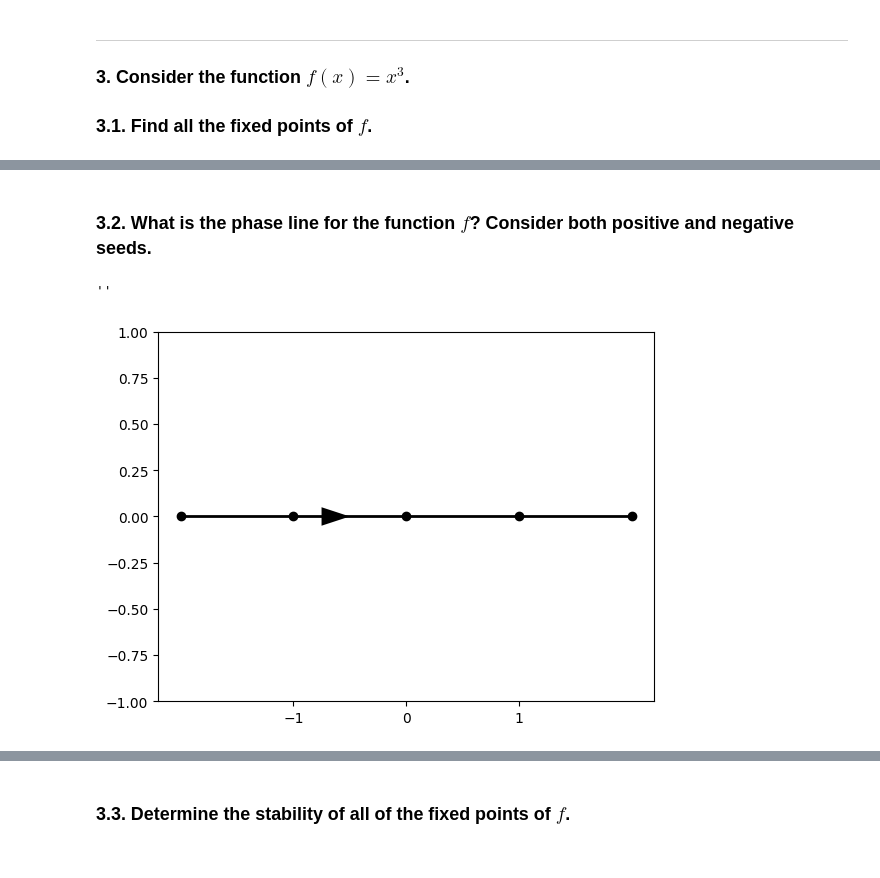
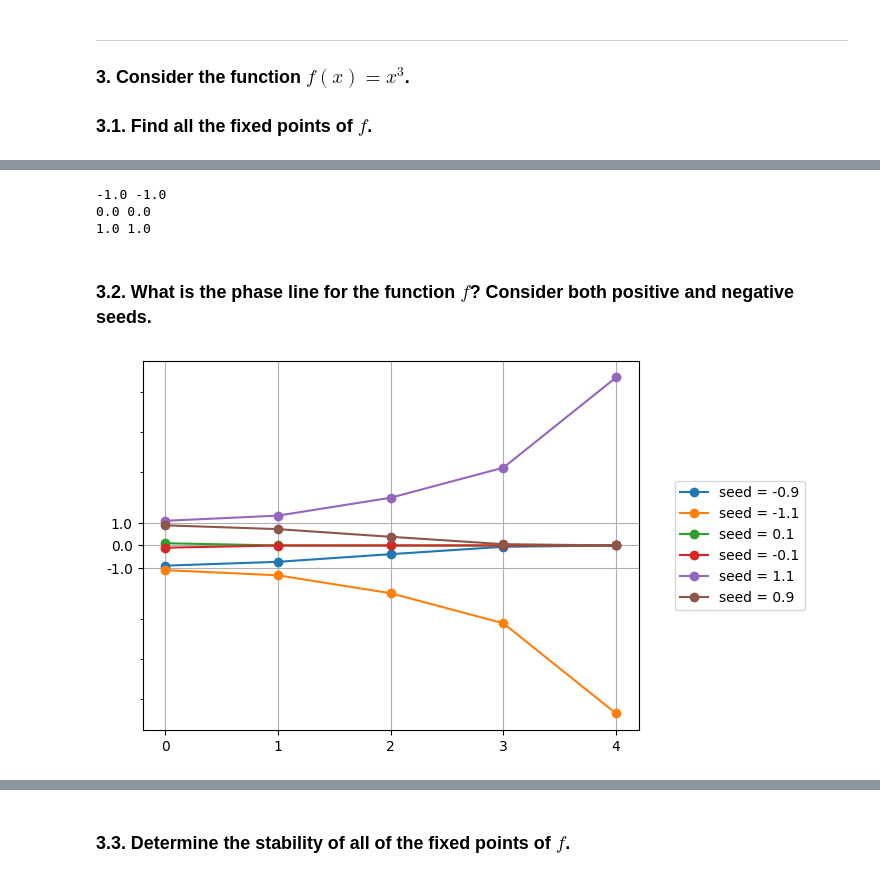
Before and after one commit to epsilonxe/RMUTT_09114330, a Jupyter notebook: materials/solutions/workshop_01.ipynb, the cells around one changed output, grey strips where cells are left out. Drawn from its saved outputs; the diff is of its cells as text; code cells hidden in the pictures.

```diff
--- a/materials/solutions/workshop_01.ipynb
+++ b/materials/solutions/workshop_01.ipynb
@@ -115,20 +149,60 @@ plt.legend()
+# %%
+def f(x):
+    return x**3
+
+x1 = find_fixed_point(f, ini=[-1.5, -0.5], method='bisection', tol=1e-10)
+print(x1, f(x1))
+
+x2 = find_fixed_point(f, ini=[-0.5, 0.5], method='bisection', tol=1e-10)
+print(x2, f(x2))
+
+x3 = find_fixed_point(f, ini=[0.5, 1.5], method='bisection', tol=1e-10)
+print(x3, f(x3))
+# %% [output]
+-1.0 -1.0
+0.0 0.0
+1.0 1.0
 # %% [markdown]
 ### 3.2. What is the phase line for the function $f$? Consider both positive and negative seeds.
+# %%
+fp = [x1, x2, x3]
+
+n = 4
+nbh_size = 0.1
+t = list(range(n+1))
+for x in fp:
+    trj1 = gen_traj(f, seed=x+nbh_size, num=n)
+    trj2 = gen_traj(f, seed=x-nbh_size, num=n)
+    plt.plot(t, trj1, marker='o', label=f'seed = {x+nbh_size}')
+    plt.plot(t, trj2, marker='o', label=f'seed = {x-nbh_size}')
+plt.grid()
+plt.yscale('symlog')
+plt.xticks(t)
+plt.yticks(fp, labels=fp)
+plt.legend(loc='right', bbox_to_anchor=(1.35,0.5))
+plt.show()
+# %% [output]
+[figure, added]
 # %%
-fp = [-1, 0, 1]
-line = [-2] + fp + [2]
-plt.plot(line, [0]*5, marker='o', linewidth=2, color='black')
-plt.xticks(fp)
-plt.ylim([-1, 1])
-# plt.yticks([])
-plt.arrow(-1, 0, 0.5, 0,
-          shape='full',
-          length_includes_head=True,
-          linewidth=0,
-          head_width=0.1,
-          head_length=0.25,
-          color='black')
-;
+def phaseline_plot(func, fp, sample=2, iternum=5, **kwargs):
+    ext = (fp[-1] - fp[0])/(len(fp)-1)
+    fpext = np.linspace(min(fp)-ext, max(fp)+ext, num=2)
+    plt.plot(fp, [0]*len(fp), marker='o', linewidth=2, color='black')
+    plt.plot(fpext, [0]*2, color='black', linewidth=2)
+    plt.xticks(fp)
+    plt.yticks([])
+    fp_w_lr = [min(fp)-ext] + fp + [max(fp)+ext]
+    num_arrows = len(fp_w_lr)-1
+    arrows = []
+    for k in range(num_arrows):
+        a = list(np.linspace(fp_w_lr[k], fp_w_lr[k+1], num=sample+2))
+        a.pop(0)
+        a.pop(-1)
+        arrows += a
+    shapes = [None] * len(arrows)
+    for k in range(len(arrows)):
+        seed = arrows[k]
+        term = gen_traj(func, seed=seed, num=iternum)[-1]
+        shapes[k] = 1 if term - seed > 0 else -1
+    plt.quiver(arrows, [0]*len(arrows), shapes, [0]*len(arrows), **kwargs)
+    plt.show()
-# %% [output]
-''
-[figure, removed]
```
Also changed, not shown: parts of 10 cells of this notebook.
